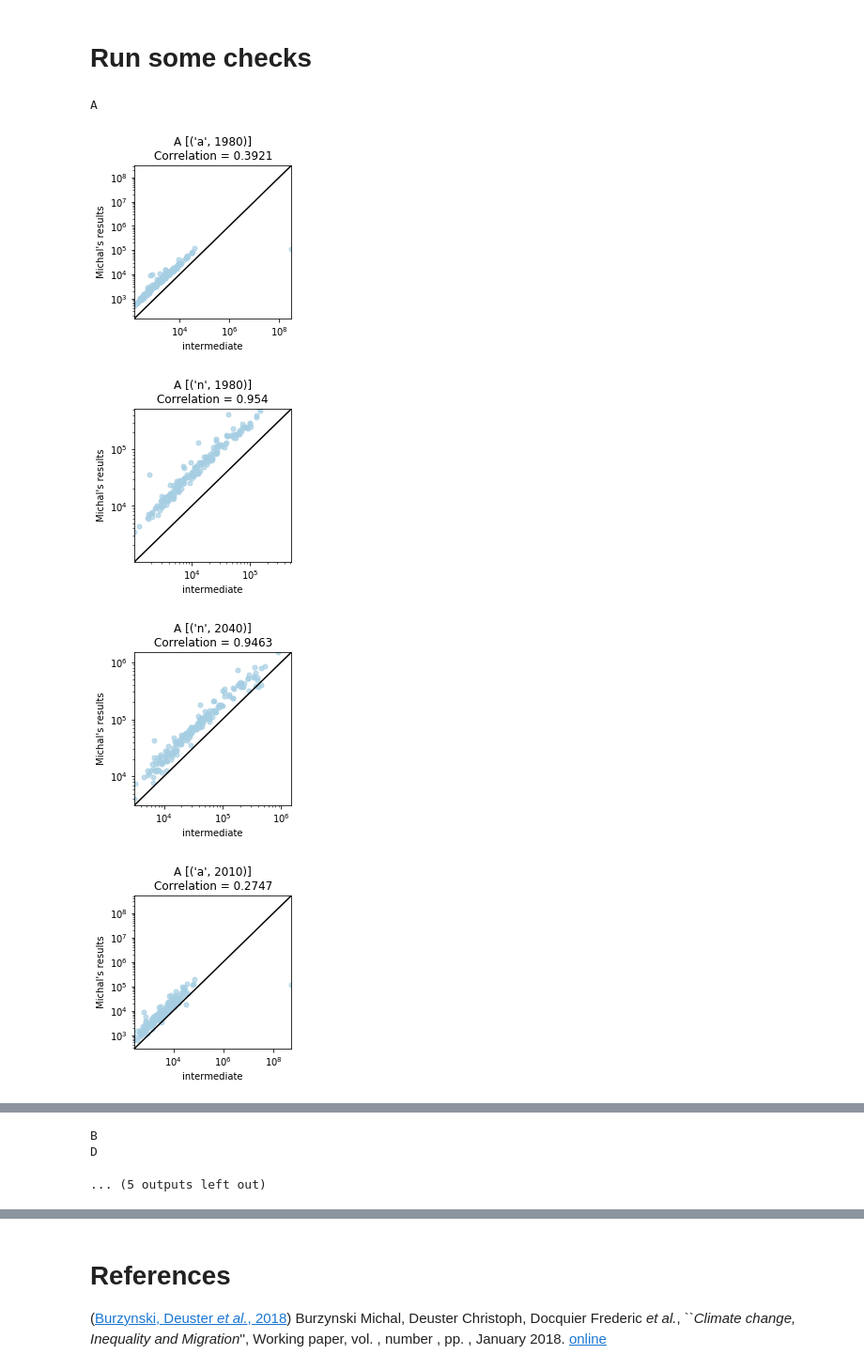
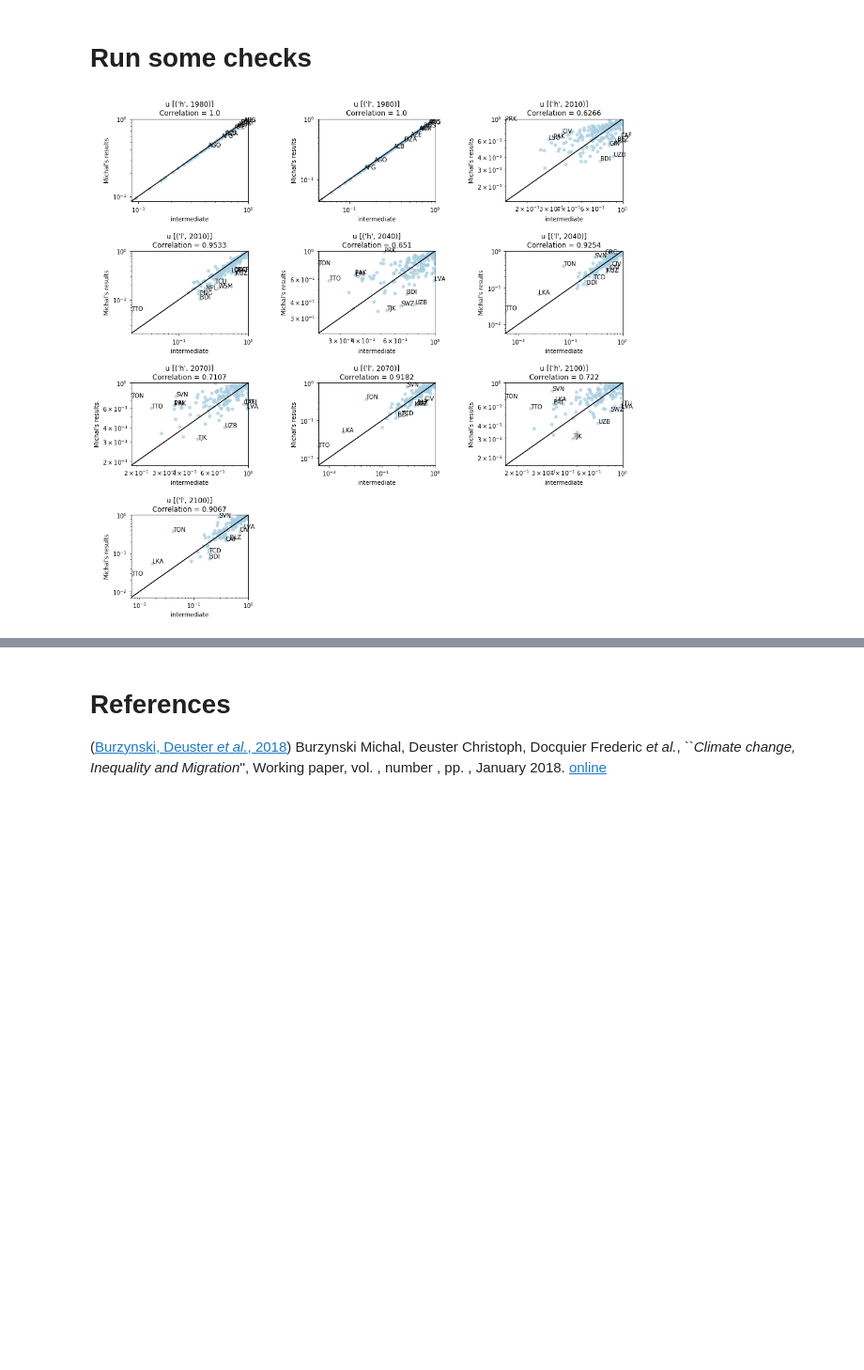
Before and after one commit to hscheewel/GeographyOfClimateMigration, a Jupyter notebook: model.ipynb, the cells around one changed output, grey strips where cells are left out. Shown: that part at 94% size. Drawn from its saved outputs; the diff is of its cells as text; code cells hidden in the pictures; blank space fills up the shorter version.

Commit message:
Fixes of comparison plots

```diff
--- a/model.ipynb
+++ b/model.ipynb
@@ -959,5 +977,9 @@ class check:
             sheet_name='scenarios',
             index_col=0,
             header=[0,1,2,3])[scenario]['D']
+
+
+check.MidxDataFrame = MidxDataFrame
+check.urbanization = urbanization
 # %%
 m0 = check()
@@ -971,30 +994,31 @@ for t in T[1:]:
         for s in S:
             mx.resident_split(r,s,t)
 # %%
-def compare_models(model1, model2, num=7,size=3,fit_reg = False):
-    num = 5
-    tol = 0
-    markers = ['o','^','s','x']
-
-    for i in sorted(list(model1.__dict__)):
-        print(i)
+def compare_models(model1, model2, var ='all', annotate_largest=10 ,size=15,fit_reg = False, cols=3):
+    def plot_scatter(model1,model2,i):
         elem = model1.__dict__[i]
         if isinstance(elem, pd.DataFrame):
-            levels = [list(x) for x in elem.columns.levels]
             tuples = set(list(model1.__dict__[i])).intersection(set(list(model2.__dict__[i])))
-            count = 0
+            tuples = sorted(list(tuples), key=lambda item: item[len(list(tuples)[0])-1])
+
+            fig = plt.figure(figsize=(size, size))
+            fig.subplots_adjust(hspace=.6, wspace=.6)
+            count = 1
             for tup in tuples:
-                count += 1
 
                 y = model1.__dict__[i][tup]
                 x = model2.__dict__[i][tup]
-
-                plt.figure(figsize=(size, size))
+                fig.add_subplot(math.ceil(len(tuples)/cols), cols, count)
+                count += 1
                 sns.regplot(x, y,
                             fit_reg = fit_reg,
                             scatter = True,
                             scatter_kws={'s': 25, 'alpha': 0.7}
                             )
+                for c in model1.countries:
+                    largest_diff = ((x/y-1)**2).nlargest(annotate_largest)
+                    if c in list(largest_diff.index):
+                        plt.annotate(model1.iso.loc[c], (x.loc[c], y.loc[c]))
                 lims = [min(x.append(y)), max(x.append(y))]
                 z = np.linspace(lims[0],lims[1])
                 plt.plot(z,z,color='k')
@@ -1005,12 +1029,17 @@ def compare_models(model1, model2, num=7,size=3,fit_reg = False):
                 plt.xscale('log')
                 plt.yscale('log')
                 plt.title(i+' ['+str(tup)+']'+'\n'+'Correlation = '+str(round(x.corr(y),4)))
-                plt.show()
+            plt.show()
+
+
+    if var == 'all':
+        for i in sorted(list(model1.__dict__)):
+            print(i)
+            plot_scatter(model1,model2,i)
+
+    else:
+        plot_scatter(model1,model2,var)
 # %%
-compare_models(m0,m1)
+compare_models(m0,m1,'u')
 # %% [output]
-A
-[figure, old version]
+[figure, new version]
-[figure, removed]
-[figure, removed]
-[figure, removed]
@@ -1023,3 +1045,0 @@ A
-B
-D
-... (5 outputs left out)
```
Also changed, not shown: parts of 8 cells of this notebook.
